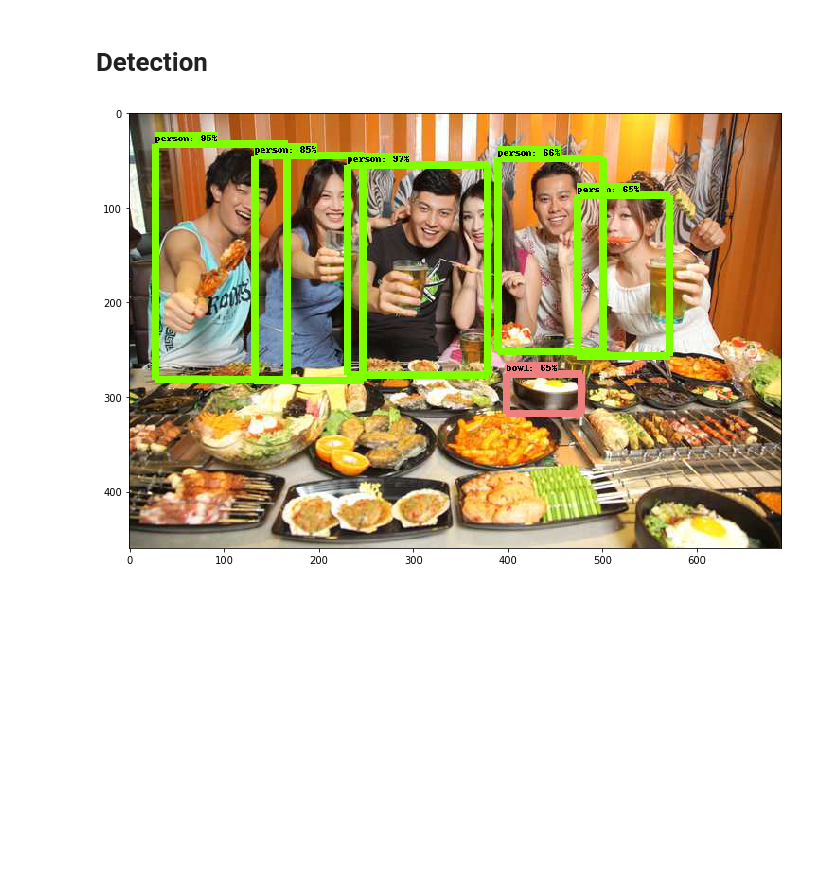
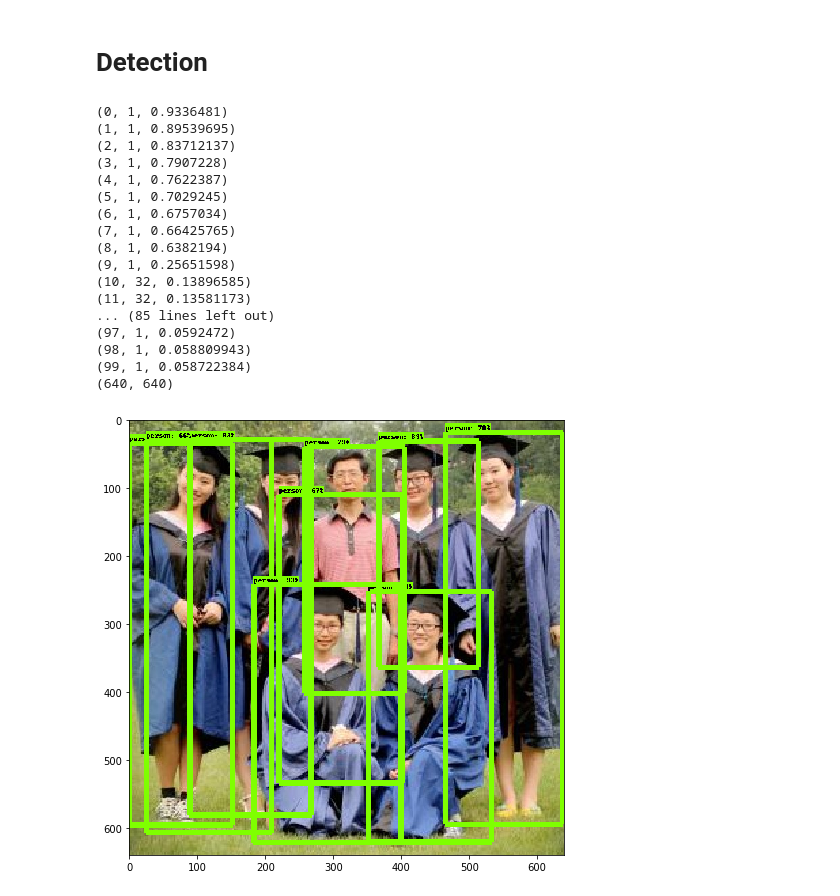
Before and after one commit to zhaopy10/models, a Jupyter notebook: research/object_detection/object_detection_tutorial.ipynb, the cells around one changed output. Saved outputs shown, nothing was run; the diff lists cells and outputs as text; code cells hidden in the pictures; blank space fills up the shorter version.

Commit message:
Updated object detections.

```diff
--- a/research/object_detection/object_detection_tutorial.ipynb
+++ b/research/object_detection/object_detection_tutorial.ipynb
@@ -107,7 +106,7 @@ def load_image_into_numpy_array(image):
 # If you want to test the code with your images, just add path to the images to the TEST_IMAGE_PATHS.
 PATH_TO_TEST_IMAGES_DIR = '/home/corp.owlii.com/yi.xu/workspace/models/workspace/det/test_images'
 # TEST_IMAGE_PATHS = [ os.path.join(PATH_TO_TEST_IMAGES_DIR, '{}.jpeg'.format(i)) for i in range(1, 2) ]
-TEST_IMAGE_PATHS = [ os.path.join(PATH_TO_TEST_IMAGES_DIR, 'dining.jpg')]
+TEST_IMAGE_PATHS = [ os.path.join(PATH_TO_TEST_IMAGES_DIR, 'test1.jpg')]
 
 # Size, in inches, of the output images.
 IMAGE_SIZE = (12, 8)
@@ -160,24 +159,49 @@ def run_inference_for_single_image(image, graph):
 # %%
 for image_path in TEST_IMAGE_PATHS:
   image = Image.open(image_path)
   # the array based representation of the image will be used later in order to prepare the
   # result image with boxes and labels on it.
   image_np = load_image_into_numpy_array(image)
   # Expand dimensions since the model expects images to have shape: [1, None, None, 3]
   image_np_expanded = np.expand_dims(image_np, axis=0)
   # Actual detection.
   output_dict = run_inference_for_single_image(image_np, detection_graph)
+
+  count = 0
+  for i in range(output_dict['num_detections']):
+    print(count, output_dict['detection_classes'][i], output_dict['detection_scores'][i])
+    count = count + 1
+  width, height = image.size
+  print(width, height)
+
   # Visualization of the results of a detection.
   vis_util.visualize_boxes_and_labels_on_image_array(
       image_np,
       output_dict['detection_boxes'],
       output_dict['detection_classes'],
       output_dict['detection_scores'],
       category_index,
       instance_masks=output_dict.get('detection_masks'),
       use_normalized_coordinates=True,
       line_thickness=8)
   plt.figure(figsize=IMAGE_SIZE)
   plt.imshow(image_np)
 # %% [output]
+(0, 1, 0.9336481)
+(1, 1, 0.89539695)
+(2, 1, 0.83712137)
+(3, 1, 0.7907228)
+(4, 1, 0.7622387)
+(5, 1, 0.7029245)
+(6, 1, 0.6757034)
+(7, 1, 0.66425765)
+(8, 1, 0.6382194)
+(9, 1, 0.25651598)
+(10, 32, 0.13896585)
+(11, 32, 0.13581173)
+... (85 lines left out)
+(97, 1, 0.0592472)
+(98, 1, 0.058809943)
+(99, 1, 0.058722384)
+(640, 640)
-[figure, old version]
+[figure, new version]
```
Also changed, not shown: parts of 1 cell of this notebook, 8 other files.
